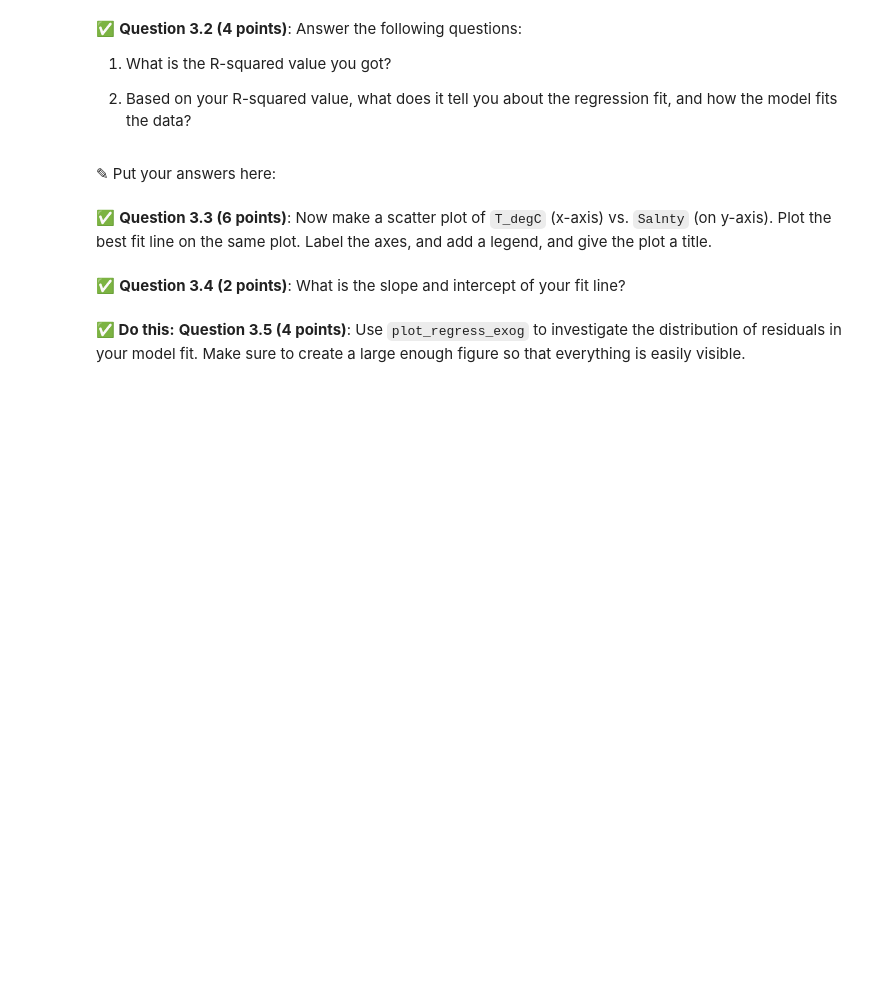
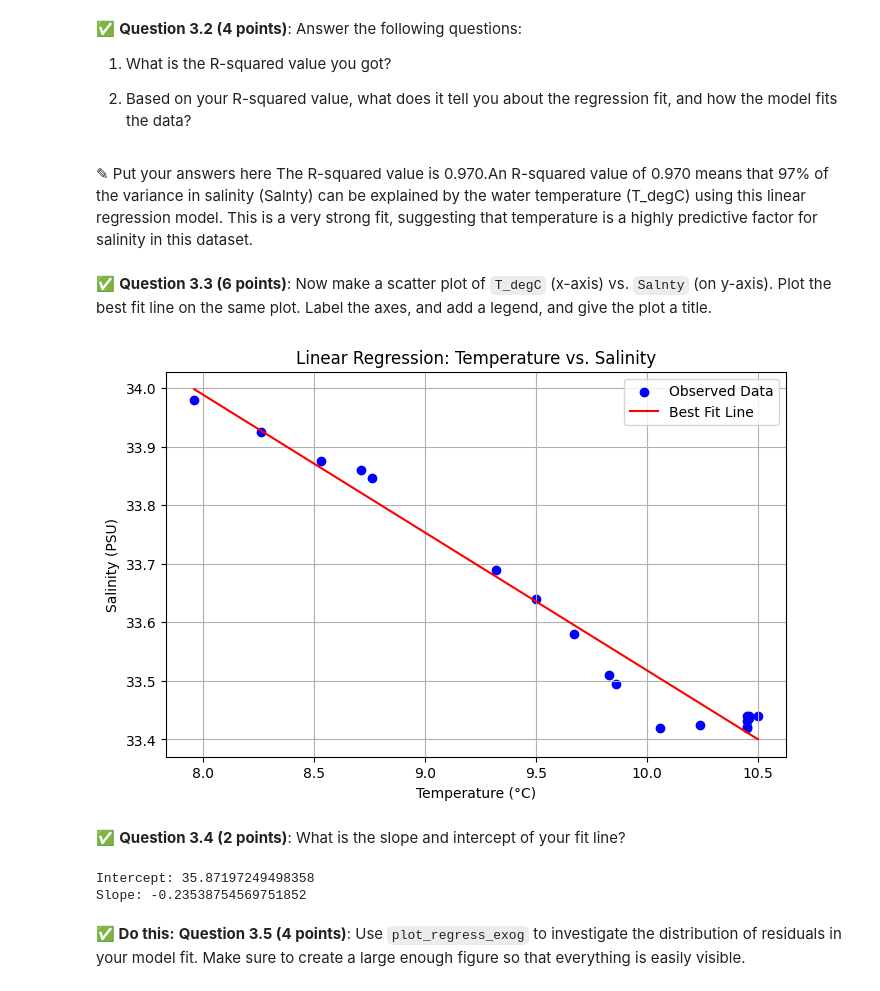
Before and after one commit to Andrew00-jpg/CMSE202-f25-turnin, a Jupyter notebook: hw-03/HW-03_Regression-S25-aes.ipynb, the cells around one changed output. Cells and saved outputs as stored; diff of their text form; code cells hidden in the pictures; blank space fills up the shorter version.

```diff
--- a/hw-03/HW-03_Regression-S25-aes.ipynb
+++ b/hw-03/HW-03_Regression-S25-aes.ipynb
@@ -131,0 +130,17 @@ In this part, we'll perform some one-variable linear and polynomial regression a
+# %%
+# Put your code here
+import statsmodels.api as sm
+
+# Define the features
+X = oceanographic_data['T_degC']
+y = oceanographic_data['Salnty']
+
+# Add a constant to the feature for the intercept term
+X = sm.add_constant(X)
+
+# Fit the model
+model = sm.OLS(y, X)
+results = model.fit()
+
+# Display the summary
+print(results.summary())
@@ -135,7 +168,7 @@ In this part, we'll perform some one-variable linear and polynomial regression a
 1. What is the R-squared value you got?
 
 2. Based on your R-squared value, what does it tell you about the regression fit, and how the model fits the data?
-# %% [markdown]
-<font size=+3>&#9998;</font> Put your answers here:
+# %% [markdown]
+<font size=+3>&#9998;</font> Put your answers here The R-squared value is 0.970.An R-squared value of 0.970 means that 97% of the variance in salinity (Salnty) can be explained by the water temperature (T_degC) using this linear regression model. This is a very strong fit, suggesting that temperature is a highly predictive factor for salinity in this dataset.
 # %% [markdown]
 &#9989;  **Question 3.3 (6 points)**: Now make a scatter plot of `T_degC` (x-axis) vs. `Salnty` (on y-axis). Plot the best fit line on the same plot. Label the axes, and add a legend, and give the plot a title.
@@ -144,2 +175,30 @@ In this part, we'll perform some one-variable linear and polynomial regression a
+# %%
+# Put your code here
+# Fit the model
+import matplotlib.pyplot as plt
+
+x = oceanographic_data["T_degC"]
+y = oceanographic_data["Salnty"]
+
+x_with_const = sm.add_constant(x)
+model = sm.OLS(y, x_with_const).fit()
+
+# Predict values for the best fit line
+x_sorted = x.sort_values()
+x_sorted_with_const = sm.add_constant(x_sorted)
+y_pred = model.predict(x_sorted_with_const)
+
+# Plot
+plt.figure(figsize=(8,5))
+plt.scatter(x, y, color='blue', label='Observed Data')
+plt.plot(x_sorted, y_pred, color='red', label='Best Fit Line')
+plt.xlabel('Temperature (°C)')
+plt.ylabel('Salinity (PSU)')
+plt.title('Linear Regression: Temperature vs. Salinity')
+plt.legend()
+plt.grid(True)
+plt.show()
+# %% [output]
+[figure, added]
 # %% [markdown]
 &#9989;  **Question 3.4 (2 points)**: What is the slope and intercept of your fit line?
@@ -148,2 +205,12 @@ In this part, we'll perform some one-variable linear and polynomial regression a
+# %%
+# Put code here.
+intercept = model.params[0]
+slope = model.params[1]
+
+print("Intercept:", intercept)
+print("Slope:", slope)
+# %% [output]
+Intercept: 35.87197249498358
+Slope: -0.23538754569751852
 # %% [markdown]
 **&#9989; Do this:** **Question 3.5 (4 points)**: Use `plot_regress_exog` to investigate the distribution of residuals in your model fit. Make sure to create a large enough figure so that everything is easily visible.
```
Also changed, not shown: parts of 8 cells of this notebook.
